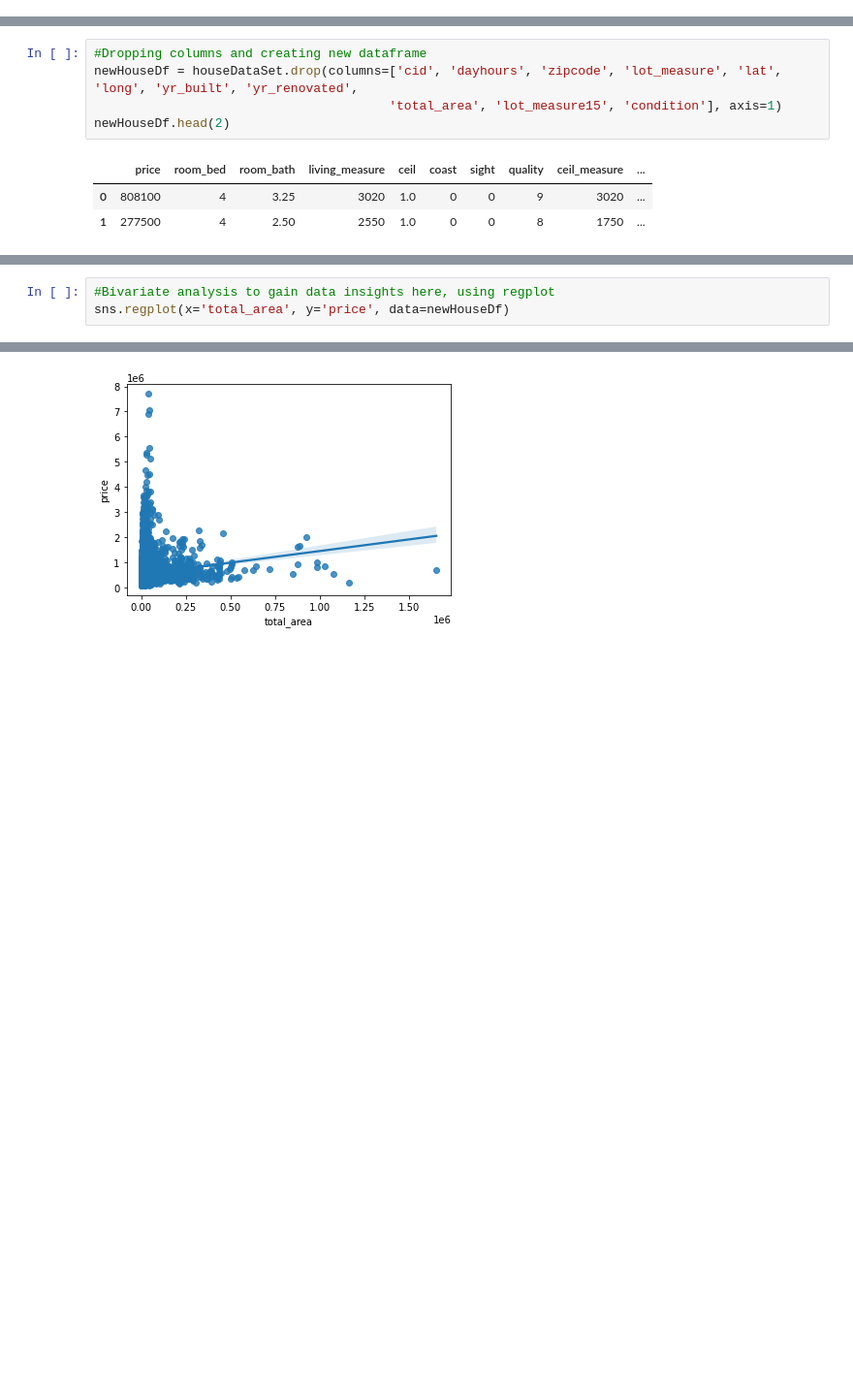
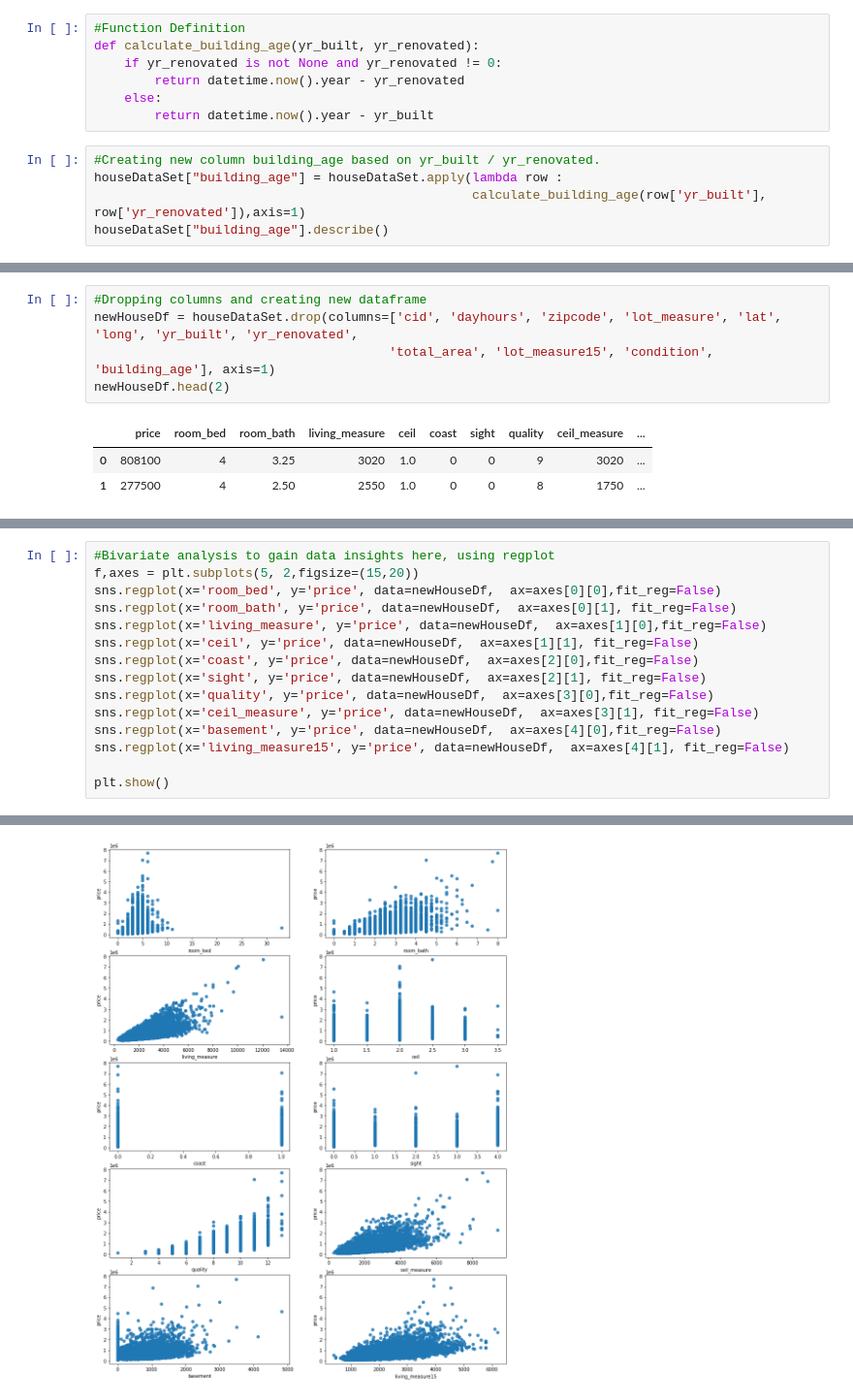
Before and after one commit to indrachatterjee86/capstoneML, a Jupyter notebook: code/MasterFile.ipynb, the cells around one changed output, grey strips where cells are left out. Shown at 97% size. Drawn from its saved outputs; the diff is of its cells as text; blank space fills up the shorter version.

```diff
--- a/code/MasterFile.ipynb
+++ b/code/MasterFile.ipynb
@@ -124,3 +125,15 @@ houseDataSet.describe().transpose()
 | lot_measure15 | 21613.0 | 1.276846e+04 | 2.730418e+04 | 6.510000e+02 | 5.100000e+03 | 7.620000e+03 | 1.008300e+04 | 8.712000e+05 |
 | furnished | 21613.0 | 1.966872e-01 | 3.975030e-01 | 0.000000e+00 | 0.000000e+00 | 0.000000e+00 | 0.000000e+00 | 1.000000e+00 |
 | total_area | 21613.0 | 1.718687e+04 | 4.158908e+04 | 1.423000e+03 | 7.035000e+03 | 9.575000e+03 | 1.300000e+04 | 1.652659e+06 |
+# %%
+#Function Definition
+def calculate_building_age(yr_built, yr_renovated):
+    if yr_renovated is not None and yr_renovated != 0:
+        return datetime.now().year - yr_renovated
+    else:
+        return datetime.now().year - yr_built
+# %%
+#Creating new column building_age based on yr_built / yr_renovated.
+houseDataSet["building_age"] = houseDataSet.apply(lambda row :
+                                                  calculate_building_age(row['yr_built'], row['yr_renovated']),axis=1)
+houseDataSet["building_age"].describe()
@@ -174,7 +201,7 @@ Since it sums up both living_measure and lot_measure and since lot_measure is th
 # %%
 #Dropping columns and creating new dataframe
 newHouseDf = houseDataSet.drop(columns=['cid', 'dayhours', 'zipcode', 'lot_measure', 'lat', 'long', 'yr_built', 'yr_renovated',
-                                       'total_area', 'lot_measure15', 'condition'], axis=1)
+                                       'total_area', 'lot_measure15', 'condition', 'building_age'], axis=1)
 newHouseDf.head(2)
 # %% [output]
 |  | price | room_bed | room_bath | living_measure | ceil | coast | sight | quality | ceil_measure | ... |
@@ -188,4 +217,16 @@ newHouseDf.shape
 # %%
 #Bivariate analysis to gain data insights here, using regplot
-sns.regplot(x='total_area', y='price', data=newHouseDf)
+f,axes = plt.subplots(5, 2,figsize=(15,20))
+sns.regplot(x='room_bed', y='price', data=newHouseDf,  ax=axes[0][0],fit_reg=False)
+sns.regplot(x='room_bath', y='price', data=newHouseDf,  ax=axes[0][1], fit_reg=False)
+sns.regplot(x='living_measure', y='price', data=newHouseDf,  ax=axes[1][0],fit_reg=False)
+sns.regplot(x='ceil', y='price', data=newHouseDf,  ax=axes[1][1], fit_reg=False)
+sns.regplot(x='coast', y='price', data=newHouseDf,  ax=axes[2][0],fit_reg=False)
+sns.regplot(x='sight', y='price', data=newHouseDf,  ax=axes[2][1], fit_reg=False)
+sns.regplot(x='quality', y='price', data=newHouseDf,  ax=axes[3][0],fit_reg=False)
+sns.regplot(x='ceil_measure', y='price', data=newHouseDf,  ax=axes[3][1], fit_reg=False)
+sns.regplot(x='basement', y='price', data=newHouseDf,  ax=axes[4][0],fit_reg=False)
+sns.regplot(x='living_measure15', y='price', data=newHouseDf,  ax=axes[4][1], fit_reg=False)
+
+plt.show()
 # %% [output]
@@ -193 +233 @@ sns.regplot(x='total_area', y='price', data=newHouseDf)
-[figure, old version]
+[figure, new version]
```
Also changed, not shown: parts of 23 cells of this notebook, 1 other file.
